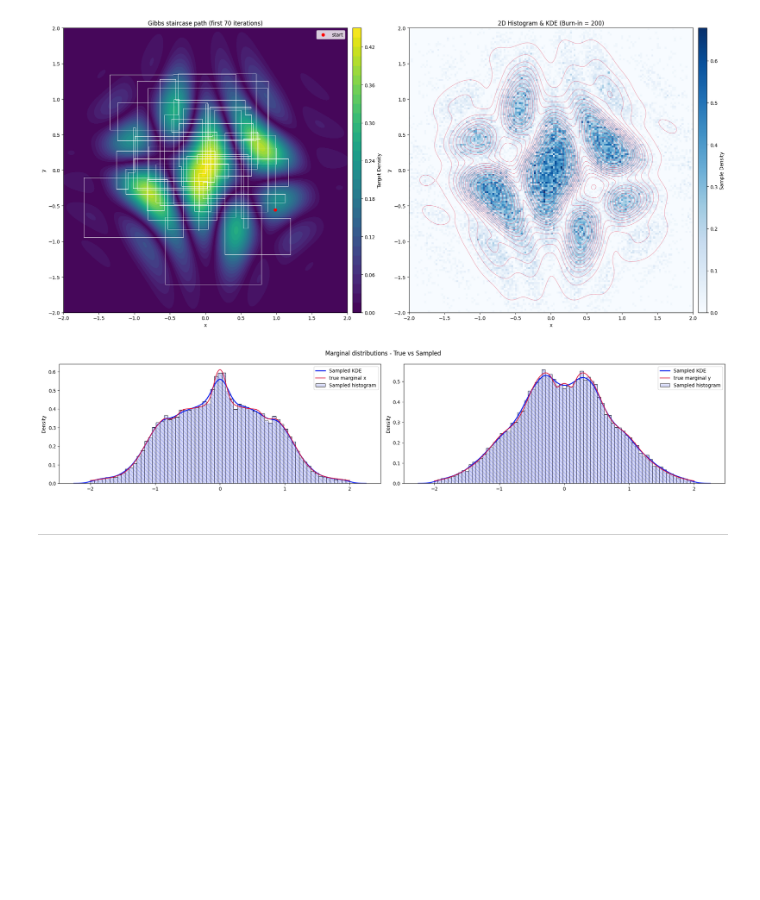
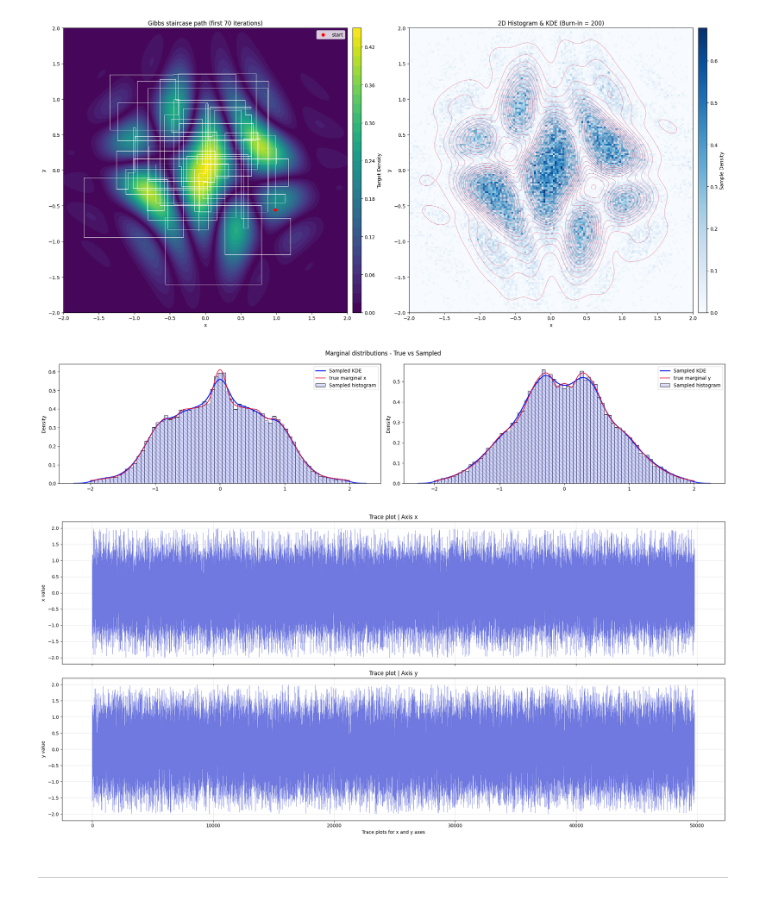
Before and after one commit to Japanese-Maple/Computational_Statistics, a Jupyter notebook: 3_Gibbs_Sampler.ipynb, the cells around one changed output. Cells and saved outputs as stored; diff of their text form; code cells hidden in the pictures; blank space fills up the shorter version.

```diff
--- a/3_Gibbs_Sampler.ipynb
+++ b/3_Gibbs_Sampler.ipynb
@@ -205,5 +205,20 @@ plt.savefig('Outputs/Gibbs_Sampler/Marginal_distributions.png', bbox_inches='tig
 plt.show()
 # %% [output]
 [figure]
+# %%
+fig, ax = plt.subplots(nrows=2, ncols=1, figsize=(21, 10), sharex=True)
+
+for i, p, j in zip([0, 1], [xs_kept, ys_kept], ['x', 'y']):
+    ax[i].plot(p, lw=0.4, color="#6F79DF")
+    ax[i].set_title(f"Trace plot | Axis {j}")
+    ax[i].set_ylabel(f"{j} value")
+    ax[i].grid(alpha=0.3)
+
+ax[-1].set_xlabel("Trace plots for x and y axes")
+fig.tight_layout()
+plt.savefig('Outputs/Gibbs_Sampler/trace_plots.png')
+plt.show()
+# %% [output]
+[figure, added]
 # %% [markdown]
 ---
```
Also changed, not shown: 1 other file.
